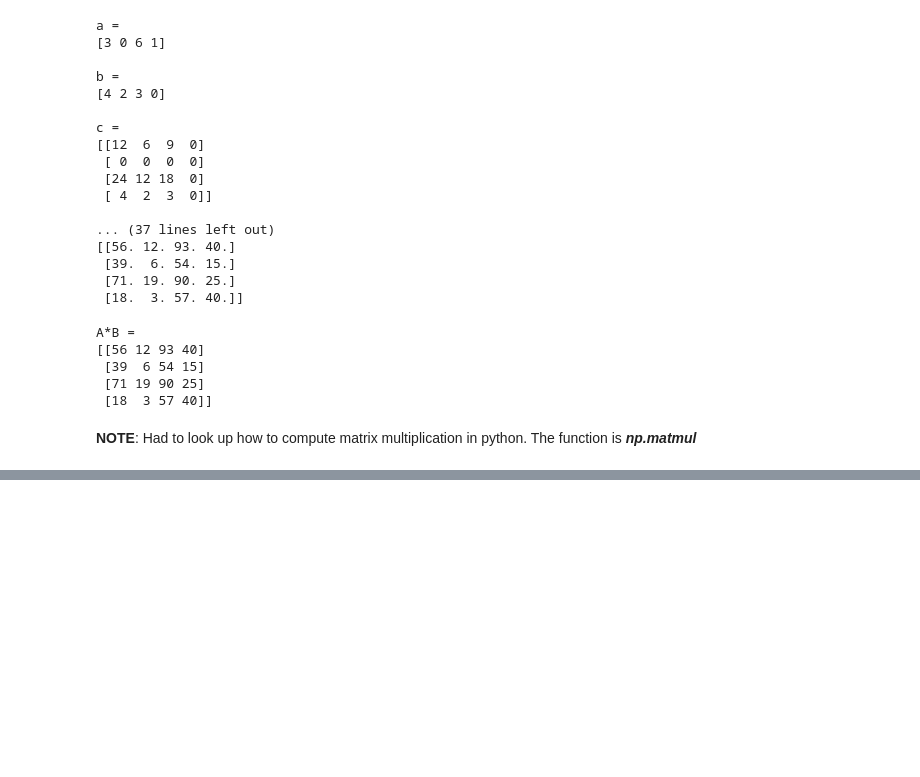
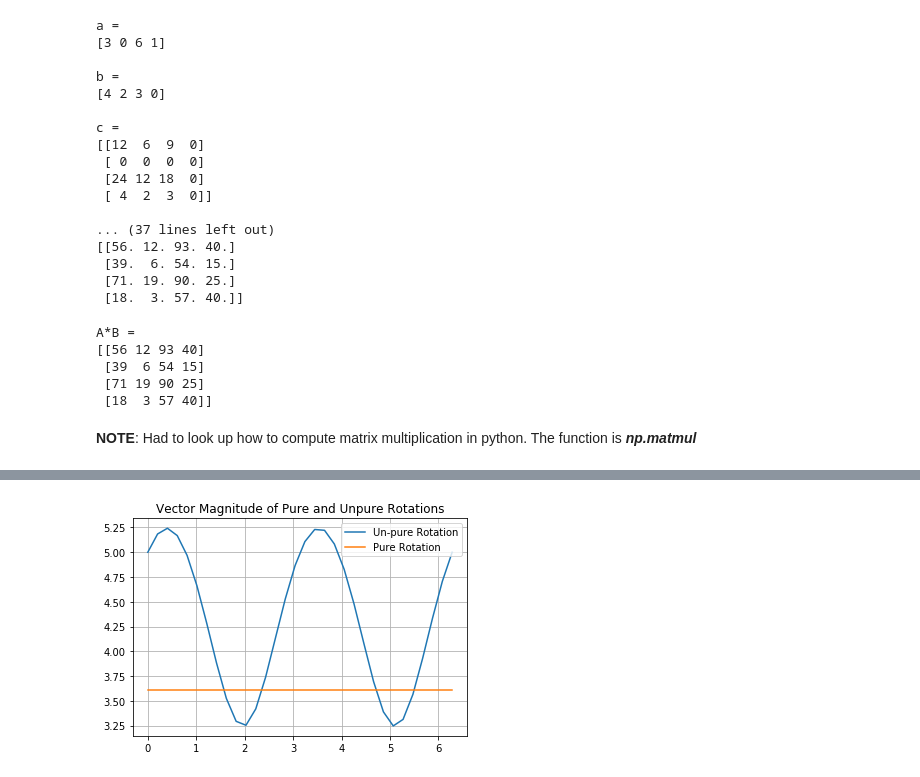
Before and after one commit to whyven/linearAlgebra, a Jupyter notebook: CodeChallenges.ipynb, the cells around one changed output, grey strips where cells are left out. Drawn from its saved outputs; the diff is of its cells as text; code cells hidden in the pictures; blank space fills up the shorter version.

```diff
--- a/CodeChallenges.ipynb
+++ b/CodeChallenges.ipynb
@@ -372,0 +413,9 @@ A*B =
+# %%
+plt.plot( np.linspace(0, 2*np.pi, 32), norm_u, label="Un-pure Rotation" )
+plt.plot( np.linspace(0, 2*np.pi, 32), norm_p, label="Pure Rotation" )
+plt.grid()
+plt.legend()
+plt.title( "Vector Magnitude of Pure and Unpure Rotations" )
+plt.show()
+# %% [output]
+[figure, added]
```
Also changed, not shown: parts of 4 cells of this notebook.
